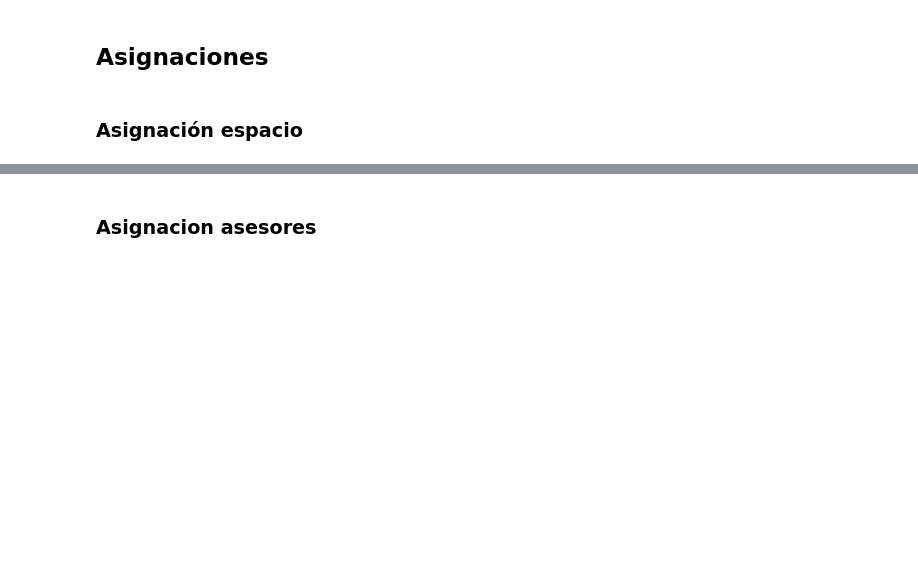
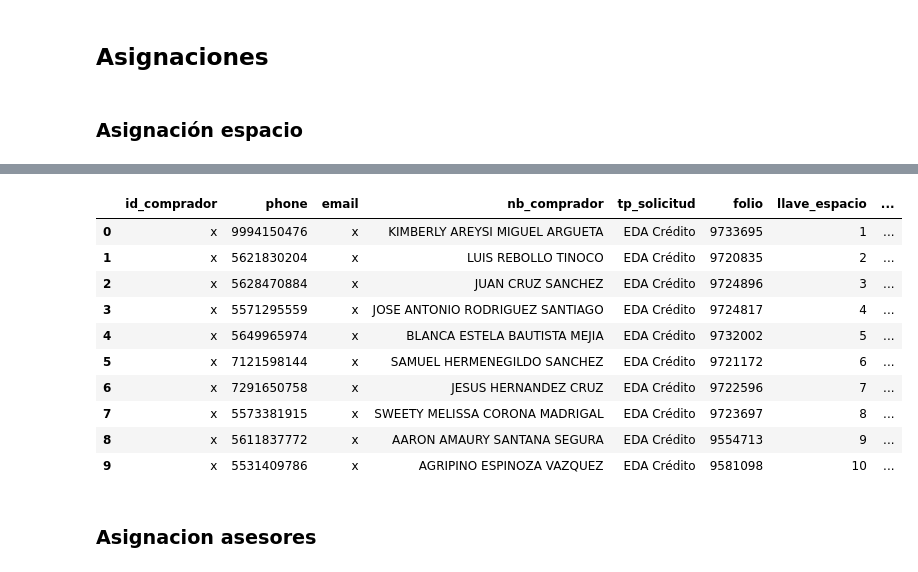
Before and after one commit to rene-aum/Hermes, a Jupyter notebook: Asignacion/nb3_asignacion_edas.ipynb, the cells around one changed output, grey strips where cells are left out. Saved outputs shown, nothing was run; the diff lists cells and outputs as text; code cells hidden in the pictures; blank space fills up the shorter version.

```diff
--- a/Asignacion/nb3_asignacion_edas.ipynb
+++ b/Asignacion/nb3_asignacion_edas.ipynb
@@ -505,6 +570,20 @@ leads_nvos = leads_nvos.reset_index(drop=True)
 leads_nvos['llave_espacio'] = leads_nvos.index + 1
 leads_nvos = leads_nvos.merge(asign_espacio, how='left', on = 'llave_espacio')
 leads_nvos['espacio automarket'] = leads_nvos['espacio automarket'].replace(dicc_espacios)
+# %%
+leads_nvos
+# %% [output]
+|  | id_comprador | phone | email | nb_comprador | tp_solicitud | folio | llave_espacio | ... |
+| 0 | x | 9994150476 | x | KIMBERLY AREYSI MIGUEL ARGUETA | EDA Crédito | 9733695 | 1 | ... |
+| 1 | x | 5621830204 | x | LUIS REBOLLO TINOCO | EDA Crédito | 9720835 | 2 | ... |
+| 2 | x | 5628470884 | x | JUAN CRUZ SANCHEZ | EDA Crédito | 9724896 | 3 | ... |
+| 3 | x | 5571295559 | x | JOSE ANTONIO RODRIGUEZ SANTIAGO | EDA Crédito | 9724817 | 4 | ... |
+| 4 | x | 5649965974 | x | BLANCA ESTELA BAUTISTA MEJIA | EDA Crédito | 9732002 | 5 | ... |
+| 5 | x | 7121598144 | x | SAMUEL HERMENEGILDO SANCHEZ | EDA Crédito | 9721172 | 6 | ... |
+| 6 | x | 7291650758 | x | JESUS HERNANDEZ CRUZ | EDA Crédito | 9722596 | 7 | ... |
+| 7 | x | 5573381915 | x | SWEETY MELISSA CORONA MADRIGAL | EDA Crédito | 9723697 | 8 | ... |
+| 8 | x | 5611837772 | x | AARON AMAURY SANTANA SEGURA | EDA Crédito | 9554713 | 9 | ... |
+| 9 | x | 5531409786 | x | AGRIPINO ESPINOZA VAZQUEZ | EDA Crédito | 9581098 | 10 | ... |
 # %% [markdown]
 ### Asignacion asesores
 # %%
```
Also changed, not shown: parts of 10 cells of this notebook.
